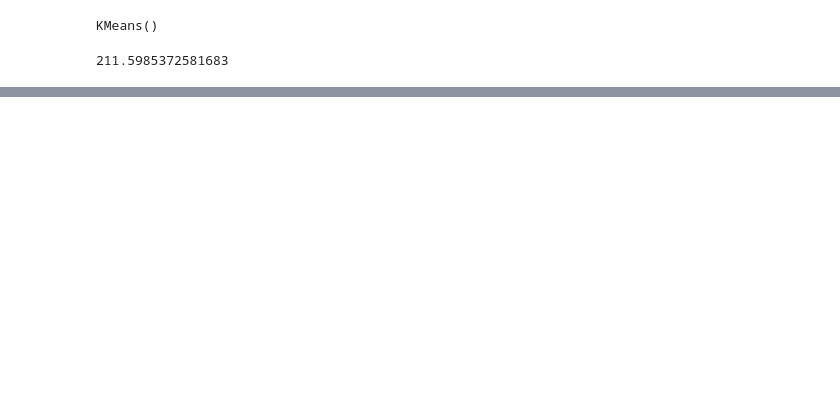
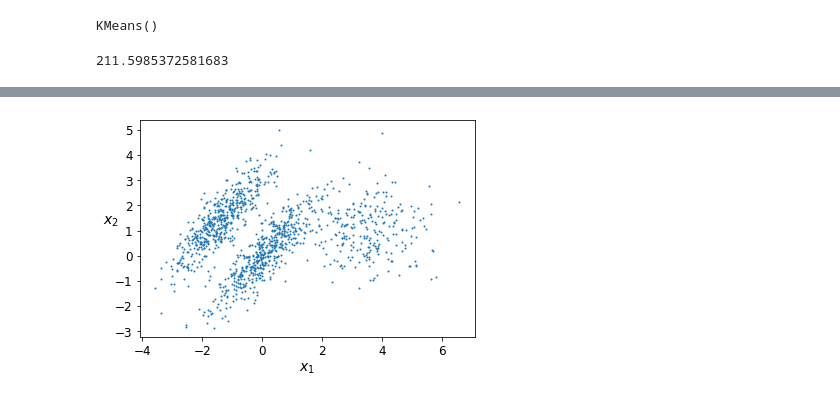
Before and after one commit to IMSTutor/SNM, a Jupyter notebook: KMeans Clustering ch9 Github.ipynb, the cells around one changed output, grey strips where cells are left out. Cells and saved outputs as stored; diff of their text form; code cells hidden in the pictures; blank space fills up the shorter version.

```diff
--- a/KMeans Clustering ch9 Github.ipynb
+++ b/KMeans Clustering ch9 Github.ipynb
@@ -251,0 +294,14 @@ Saving figure bad_n_clusters_plot
+# %%
+# KMeans can work well if the clusters are globular in form, but doesnt work well for
+# stretched shapes like ellipsoids. For these Gaussian models work better.
+
+# Run this code to create some ellipsoid blobs
+X1, y1 = make_blobs(n_samples=1000, centers=((4, -4), (0, 0)), random_state=42)
+X1 = X1.dot(np.array([[0.374, 0.95], [0.732, 0.598]]))
+X2, y2 = make_blobs(n_samples=250, centers=1, random_state=42)
+X2 = X2 + [6, -8]
+X = np.r_[X1, X2]
+y = np.r_[y1, y2]
+plot_clusters(X)
+# %% [output]
+[figure, added]
```
Also changed, not shown: parts of 27 cells of this notebook.
